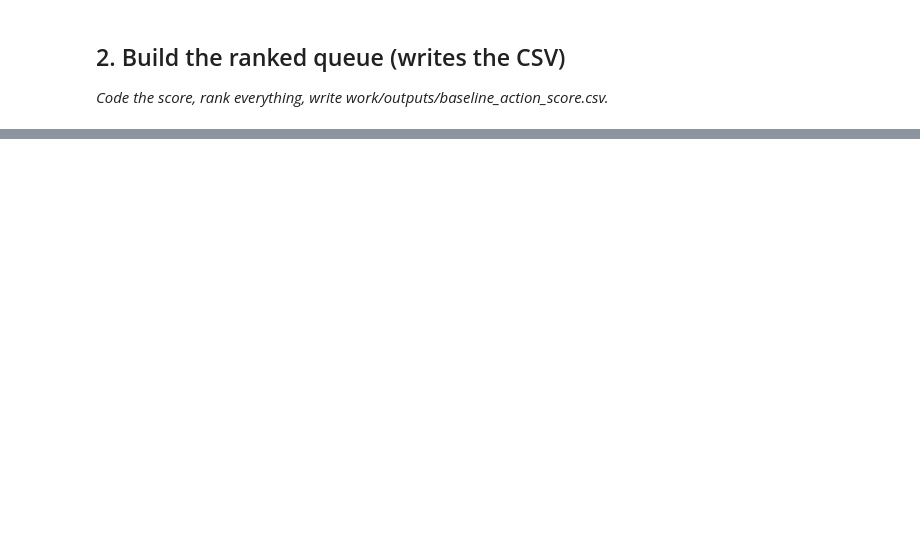
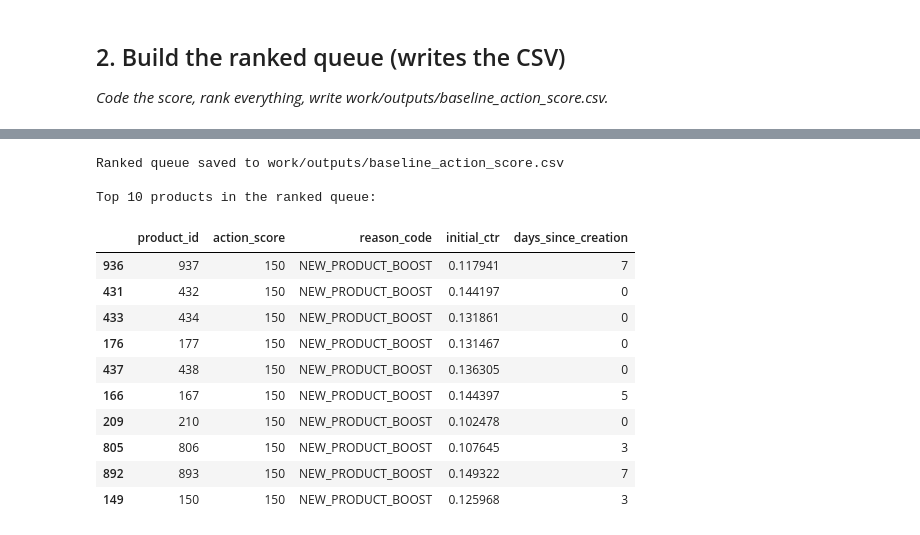
Before and after one commit to kbhutto256/flyrank-ml-internship, a Jupyter notebook: work/notebooks/w04_baseline_score.ipynb, the cells around one changed output, grey strips where cells are left out. Drawn from its saved outputs; the diff is of its cells as text; code cells hidden in the pictures; blank space fills up the shorter version.

```diff
--- a/work/notebooks/w04_baseline_score.ipynb
+++ b/work/notebooks/w04_baseline_score.ipynb
@@ -36,0 +109,78 @@ This skeleton is yours to fill. Work the sections **in order** — each one has
+# %%
+# This cell is for CODE (numbers, a query, a check).
+# Write your text answer in the cell ABOVE this one — typing sentences here breaks Run All.
+
+import os
+
+# Define parameters for the rule
+NEW_PRODUCT_DAYS = 7
+INITIAL_ENGAGEMENT_THRESHOLD = 0.10 # Example: 10% CTR
+BOOST_SCORE = 100
+BASE_SCORE = 50
+
+# Calculate scores and reason codes
+def calculate_action_score(row):
+    score = BASE_SCORE
+    reason_code = "DEFAULT"
+
+    is_new = row['days_since_creation'] <= NEW_PRODUCT_DAYS
+    meets_engagement_threshold = row['initial_ctr'] >= INITIAL_ENGAGEMENT_THRESHOLD
+
+    if is_new and meets_engagement_threshold:
+        score += BOOST_SCORE
+        reason_code = "NEW_PRODUCT_BOOST"
+    elif is_new and not meets_engagement_threshold:
+        reason_code = "LOW_ENGAGEMENT_NEW"
+    elif row['days_since_creation'] > 30: # Example for 'STALE_PRODUCT'
+        score -= 20 # Apply a penalty for older products
+        reason_code = "STALE_PRODUCT"
+
+    return pd.Series({'action_score': score, 'reason_code': reason_code})
+
+# --- BEGIN FIX: Ensure df has unique columns before assignment ---
+# Create a clean working DataFrame from the necessary base columns of df.
+# This prevents issues if the global 'df' has accumulated duplicate columns from previous runs.
+df_cleaned = df[['product_id', 'creation_date', 'initial_ctr', 'days_since_creation']].copy()
+
+# Calculate scores and reason codes using this clean DataFrame
+calculated_scores_df = df_cleaned.apply(calculate_action_score, axis=1)
+
+# Assign the new columns to the clean DataFrame
+df_cleaned = df_cleaned.assign(
+    action_score=calculated_scores_df['action_score'],
+    reason_code=calculated_scores_df['reason_code']
+)
+# --- END FIX ---
+
+# Select relevant columns for the output CSV from the now clean df_cleaned
+output_df = df_cleaned[['product_id', 'action_score', 'reason_code', 'initial_ctr', 'days_since_creation']]
+
+# Sort by action_score to create the ranked queue
+ranked_queue = output_df.sort_values(by='action_score', ascending=False)
+
+# Create the output directory if it doesn't exist
+output_dir = 'work/outputs'
+os.makedirs(output_dir, exist_ok=True)
+
+# Save the ranked queue to CSV
+output_path = os.path.join(output_dir, 'baseline_action_score.csv')
+ranked_queue.to_csv(output_path, index=False)
+
+print(f"Ranked queue saved to {output_path}")
+print("\nTop 10 products in the ranked queue:")
+display(ranked_queue.head(10))
+# %% [output]
+Ranked queue saved to work/outputs/baseline_action_score.csv
+
+Top 10 products in the ranked queue:
+|  | product_id | action_score | reason_code | initial_ctr | days_since_creation |
+| 936 | 937 | 150 | NEW_PRODUCT_BOOST | 0.117941 | 7 |
+| 431 | 432 | 150 | NEW_PRODUCT_BOOST | 0.144197 | 0 |
+| 433 | 434 | 150 | NEW_PRODUCT_BOOST | 0.131861 | 0 |
+| 176 | 177 | 150 | NEW_PRODUCT_BOOST | 0.131467 | 0 |
+| 437 | 438 | 150 | NEW_PRODUCT_BOOST | 0.136305 | 0 |
+| 166 | 167 | 150 | NEW_PRODUCT_BOOST | 0.144397 | 5 |
+| 209 | 210 | 150 | NEW_PRODUCT_BOOST | 0.102478 | 0 |
+| 805 | 806 | 150 | NEW_PRODUCT_BOOST | 0.107645 | 3 |
+| 892 | 893 | 150 | NEW_PRODUCT_BOOST | 0.149322 | 7 |
+| 149 | 150 | 150 | NEW_PRODUCT_BOOST | 0.125968 | 3 |
```
Also changed, not shown: parts of 13 cells of this notebook.
